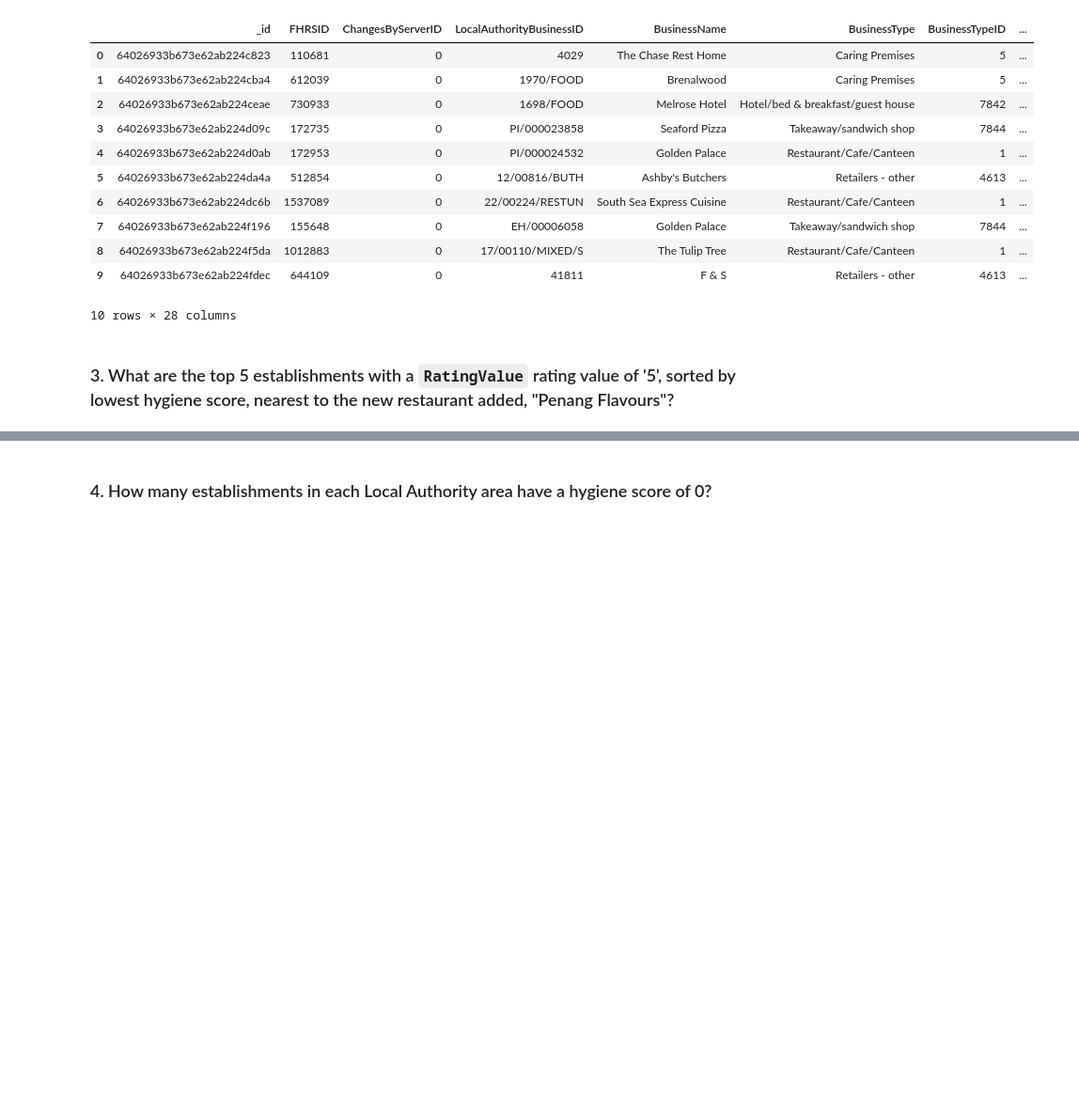
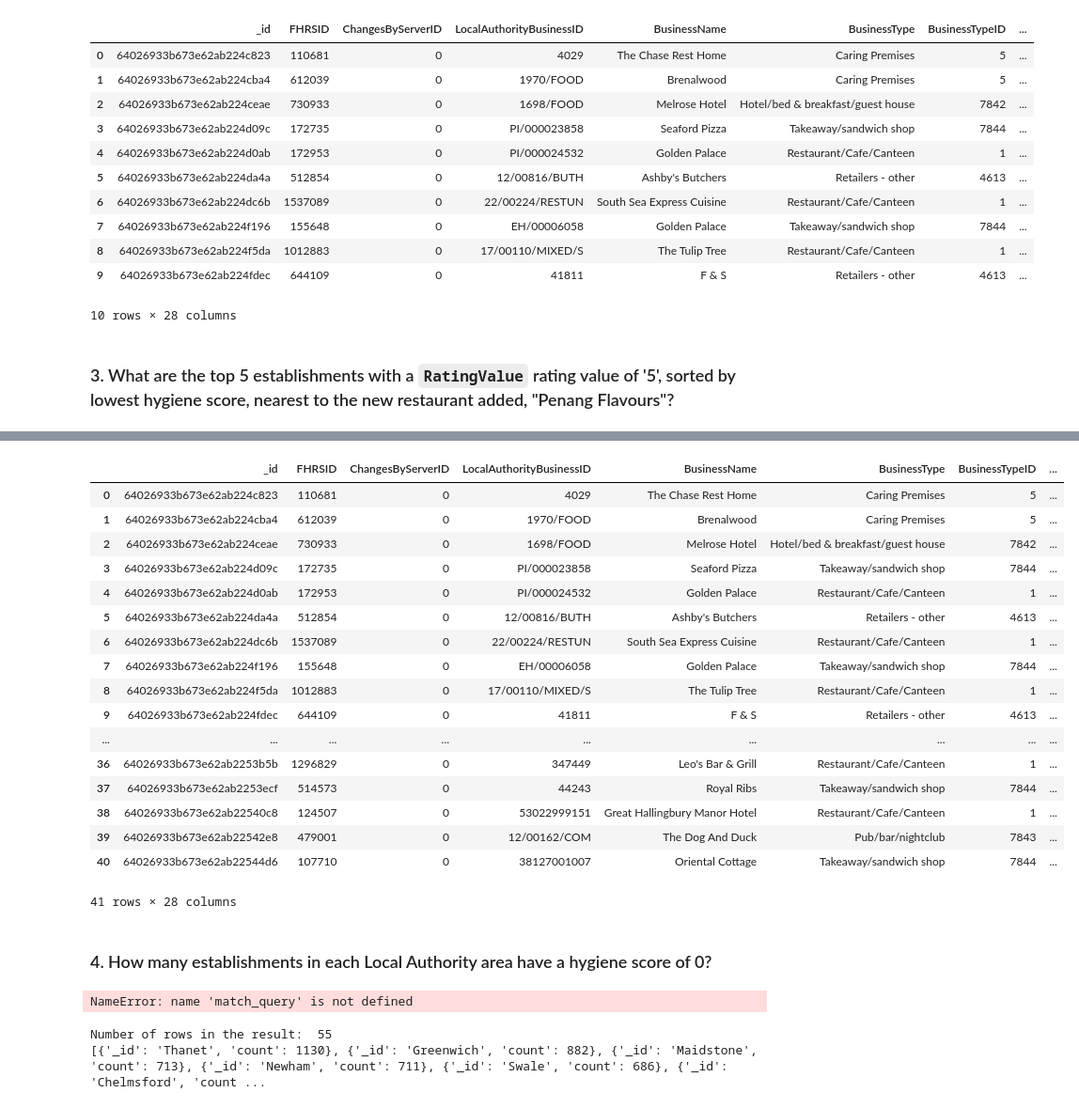
Before and after one commit to brittnibresee/UK_food_standards_nosql, a Jupyter notebook: NoSQL_analysis_starter.ipynb, the cells around one changed output, grey strips where cells are left out. Shown at 94% size. Drawn from its saved outputs; the diff is of its cells as text; code cells hidden in the pictures; blank space fills up the shorter version.

Commit message:
uk_food_complete

```diff
--- a/NoSQL_analysis_starter.ipynb
+++ b/NoSQL_analysis_starter.ipynb
@@ -225,4 +255,25 @@ sort =
 # %%
 # Convert result to Pandas DataFrame
+lat_results_df = pd.DataFrame(results)
+lat_results_df
+# %% [output]
+|  | _id | FHRSID | ChangesByServerID | LocalAuthorityBusinessID | BusinessName | BusinessType | BusinessTypeID | ... |
+| 0 | 64026933b673e62ab224c823 | 110681 | 0 | 4029 | The Chase Rest Home | Caring Premises | 5 | ... |
+| 1 | 64026933b673e62ab224cba4 | 612039 | 0 | 1970/FOOD | Brenalwood | Caring Premises | 5 | ... |
+| 2 | 64026933b673e62ab224ceae | 730933 | 0 | 1698/FOOD | Melrose Hotel | Hotel/bed & breakfast/guest house | 7842 | ... |
+| 3 | 64026933b673e62ab224d09c | 172735 | 0 | PI/000023858 | Seaford Pizza | Takeaway/sandwich shop | 7844 | ... |
+| 4 | 64026933b673e62ab224d0ab | 172953 | 0 | PI/000024532 | Golden Palace | Restaurant/Cafe/Canteen | 1 | ... |
+| 5 | 64026933b673e62ab224da4a | 512854 | 0 | 12/00816/BUTH | Ashby's Butchers | Retailers - other | 4613 | ... |
+| 6 | 64026933b673e62ab224dc6b | 1537089 | 0 | 22/00224/RESTUN | South Sea Express Cuisine | Restaurant/Cafe/Canteen | 1 | ... |
+| 7 | 64026933b673e62ab224f196 | 155648 | 0 | EH/00006058 | Golden Palace | Takeaway/sandwich shop | 7844 | ... |
+| 8 | 64026933b673e62ab224f5da | 1012883 | 0 | 17/00110/MIXED/S | The Tulip Tree | Restaurant/Cafe/Canteen | 1 | ... |
+| 9 | 64026933b673e62ab224fdec | 644109 | 0 | 41811 | F & S | Retailers - other | 4613 | ... |
+| ... | ... | ... | ... | ... | ... | ... | ... | ... |
+| 36 | 64026933b673e62ab2253b5b | 1296829 | 0 | 347449 | Leo's Bar & Grill | Restaurant/Cafe/Canteen | 1 | ... |
+| 37 | 64026933b673e62ab2253ecf | 514573 | 0 | 44243 | Royal Ribs | Takeaway/sandwich shop | 7844 | ... |
+| 38 | 64026933b673e62ab22540c8 | 124507 | 0 | 53022999151 | Great Hallingbury Manor Hotel | Restaurant/Cafe/Canteen | 1 | ... |
+| 39 | 64026933b673e62ab22542e8 | 479001 | 0 | 12/00162/COM | The Dog And Duck | Pub/bar/nightclub | 7843 | ... |
+| 40 | 64026933b673e62ab22544d6 | 107710 | 0 | 38127001007 | Oriental Cottage | Takeaway/sandwich shop | 7844 | ... |
+41 rows × 28 columns
 # %% [markdown]
 ### 4. How many establishments in each Local Authority area have a hygiene score of 0?
@@ -243,0 +280,44 @@ sort =
+# %%
+# Create a pipeline that:
+# 1. Matches establishments with a hygiene score of 0
+match = {'$match': {'scores.Hygiene':{'$eq': 0}}}
+
+# 2. Groups the matches by Local Authority
+group = {'$group': {'_id': '$LocalAuthorityName', 'count': {'$sum': 1}}}
+
+# 3. Sorts the matches from highest to lowest
+values = {'$sort': {'count': -1}}
+
+pipeline = [match_query, group_query, sort_values]
+
+# Run the pipeline through the aggregate method, cast the results as a list, and save the results to a variable
+results = list(establishments.aggregate(pipeline))
+
+# Print the number of documents in the result
+print("Number of rows in result: ", len(results))
+
+# Print the first 10 results
+pprint(results[0:10])
+# %% [output]
+NameError: name 'match_query' is not defined
+# %%
+# Step 1
+match = {'$match': {'scores.Hygiene': {'$eq': 0}}}
+
+# Step 2
+group = {'$group': {'_id': '$LocalAuthorityName', 'count': {'$sum': 1}}}
+
+# Step 3
+sort = {'$sort': {'count': -1}}
+
+# Execute the pipeline
+results = list(collection.aggregate([match, group,sort]))
+
+# Print the number of rows
+print('Number of rows in the result: ', len(results))
+
+# Print the first 10 results
+print(results[:10])
+# %% [output]
+Number of rows in the result:  55
+[{'_id': 'Thanet', 'count': 1130}, {'_id': 'Greenwich', 'count': 882}, {'_id': 'Maidstone', 'count': 713}, {'_id': 'Newham', 'count': 711}, {'_id': 'Swale', 'count': 686}, {'_id': 'Chelmsford', 'count ...
```
Also changed, not shown: parts of 10 cells of this notebook.
